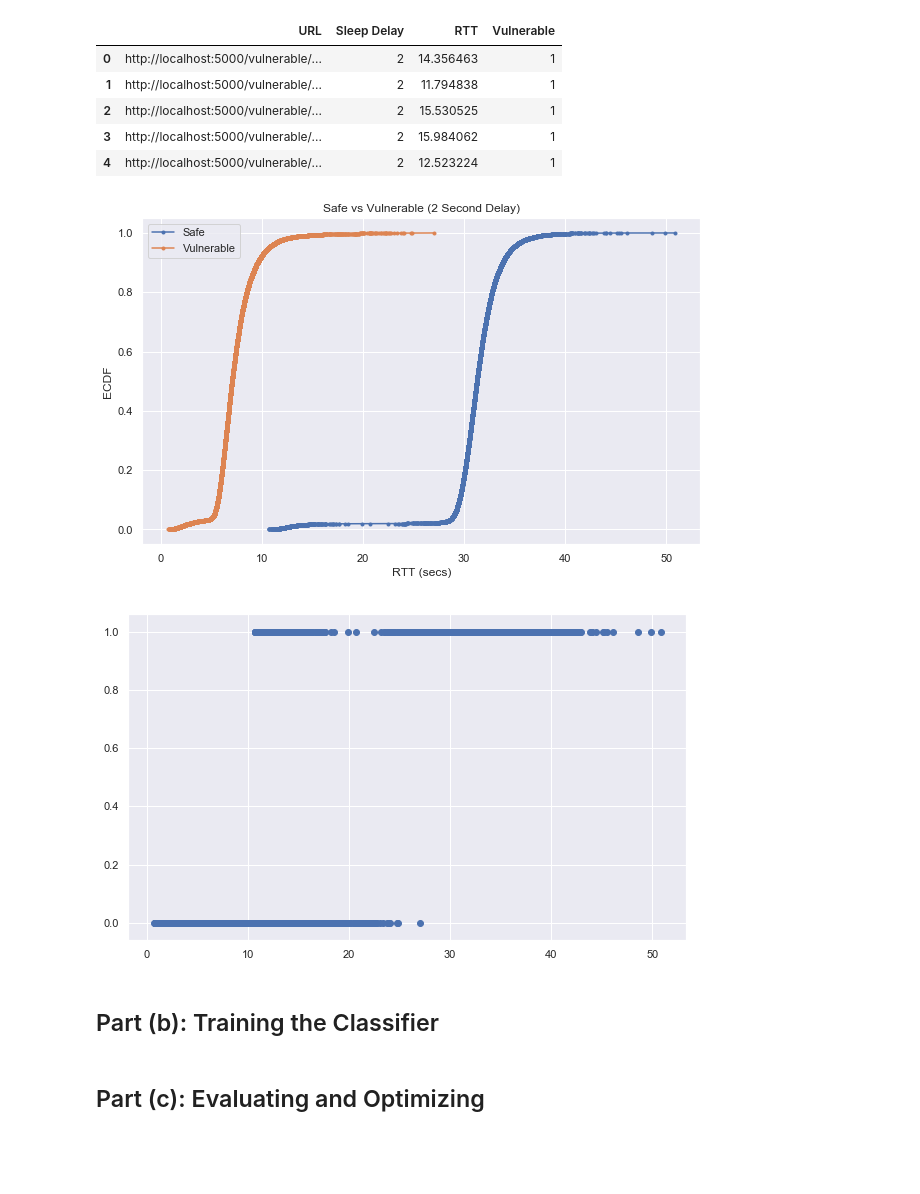
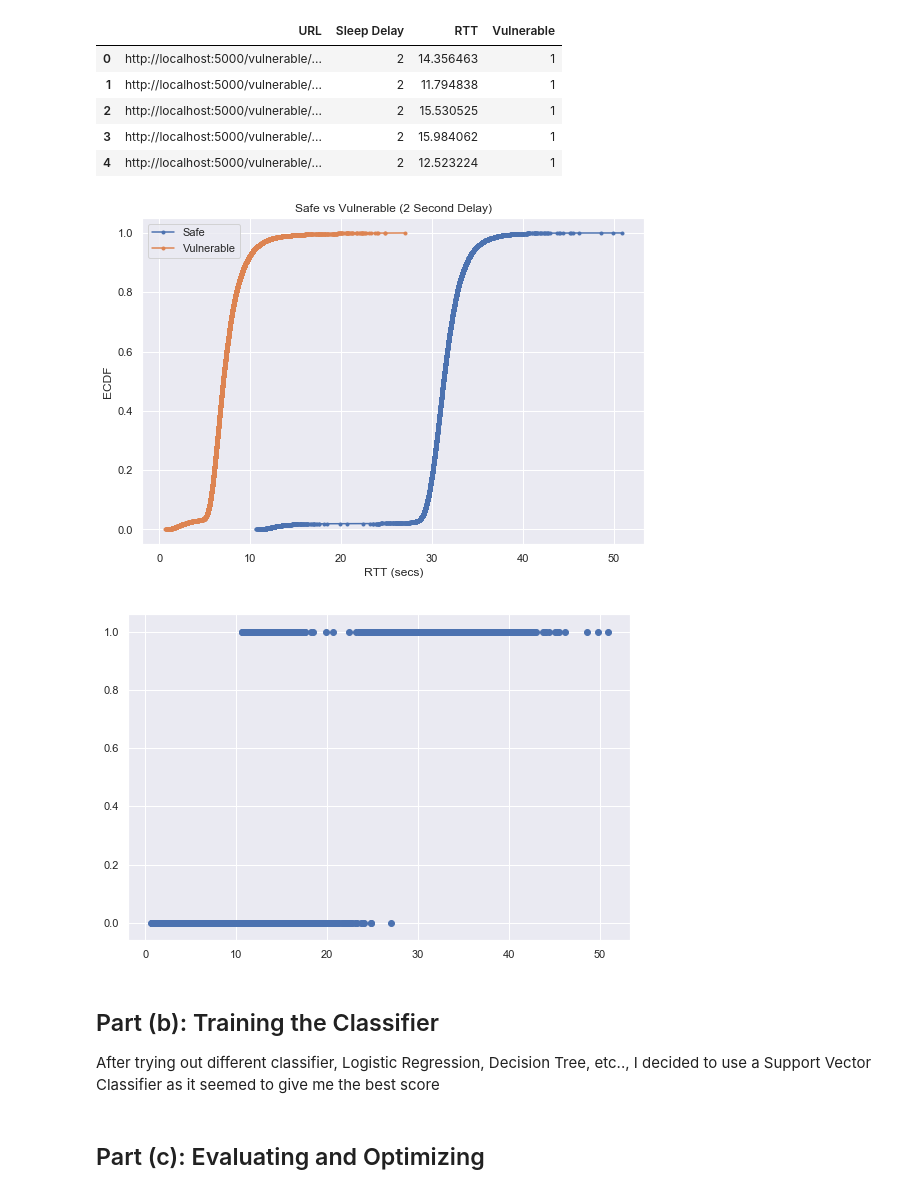
Before and after one commit to avourakis/Time-Based-Test-Blind-SQL-Injection, a Jupyter notebook: classification_approach.ipynb, the cells around one changed output. Cells and saved outputs as stored; diff of their text form; code cells hidden in the pictures; blank space fills up the shorter version.

```diff
--- a/classification_approach.ipynb
+++ b/classification_approach.ipynb
@@ -45,26 +45,29 @@ dataset_df[dataset_df['Vulnerable'] == 1].head()
 # %%
 vul_data = dataset_df[dataset_df['Vulnerable']==1]
 safe_data = dataset_df[dataset_df['Vulnerable']==0]
 
 vul_ecdf = ECDF(vul_data['RTT'])
 safe_ecdf = ECDF(safe_data['RTT'])
 
-plt.figure(figsize=(10, 6))
+plt.figure(figsize=(9, 6))
+
 _ = plt.plot(vul_ecdf.x, vul_ecdf.y, marker='.')
 _ = plt.plot(safe_ecdf.x, safe_ecdf.y, marker='.')
 _ = plt.title('Safe vs Vulnerable (2 Second Delay)')
 _ = plt.legend(('Safe', 'Vulnerable'), loc='best')
 _ = plt.xlabel('RTT (secs)')
 _ = plt.ylabel('ECDF')
 # %% [output]
-[figure, old version]
+[figure, new version]
 # %%
-plt.figure(figsize=(10, 6))
+plt.figure(figsize=(9, 6))
 _ = plt.scatter(dataset_df['RTT'], dataset_df['Vulnerable'])
 # %% [output]
-[figure, old version]
+[figure, new version]
-# %% [markdown]
-## Part (b): Training the Classifier
+# %% [markdown]
+## Part (b): Training the Classifier
+
+After trying out different classifier, Logistic Regression, Decision Tree, etc.., I decided to use a Support Vector Classifier as it seemed to give me the best score
 # %%
 x_train, x_test, y_train, y_test = train_test_split(dataset_df['RTT'], dataset_df['Vulnerable'], test_size=0.41, random_state=0)
 # %%
```
Also changed, not shown: parts of 8 cells of this notebook, 3 other files.
